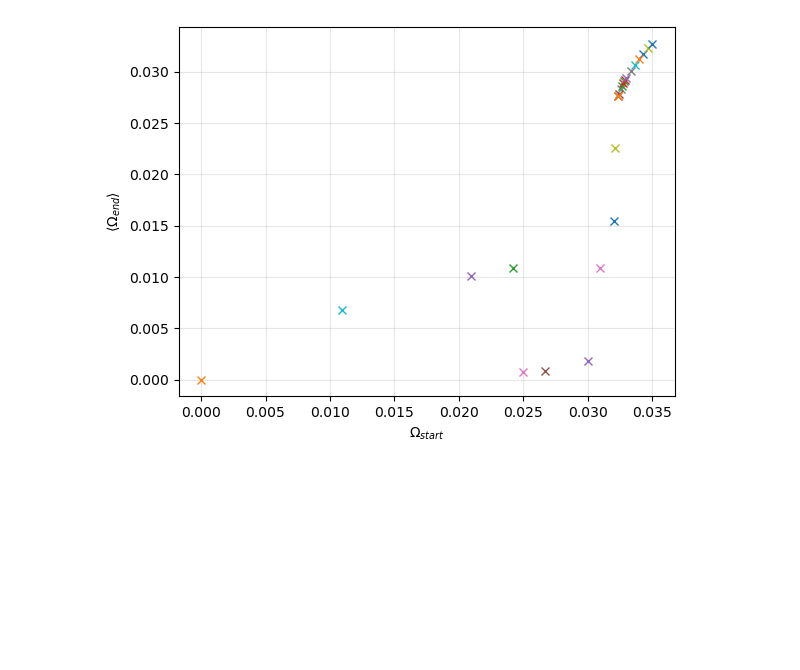
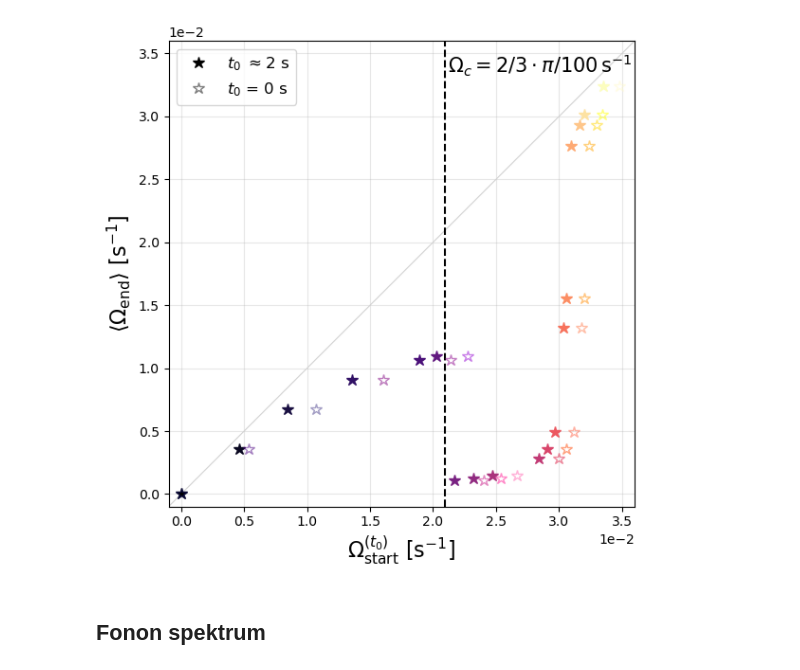
Before and after one commit to schlili/sab, a Jupyter notebook: feldolgozas/process.ipynb, the cells around one changed output. Saved outputs shown, nothing was run; the diff lists cells and outputs as text; code cells hidden in the pictures; blank space fills up the shorter version.

```diff
--- a/feldolgozas/process.ipynb
+++ b/feldolgozas/process.ipynb
@@ -61 +82,5 @@ for obj in tqdm(btest):
 A külső és belső golyók közötti potenciál erősségét szabályozó $\beta$ paraméter jelentősége --> Mekkora legyen a csatolás?
+# %%
+arr=np.array([obj.b for obj in btest])
+arr_sorted=np.argsort(arr)
+btest_sorted=[btest[i] for i in arr_sorted]
@@ -104,0 +131,16 @@ plt.tight_layout()
+# %%
+arr=np.array([obj.o for obj in runs])
+arr_sorted=np.argsort(arr)
+runs_sorted=[runs[i] for i in arr_sorted]
+# %%
+cmap = plt.colormaps['magma']
+n_runs = len(runs_sorted)
+
+norm = plt.Normalize(vmin=0, vmax=n_runs - 1)
+
+sm = plt.cm.ScalarMappable(cmap=cmap, norm=norm)
+sm.set_array([])
+
+num_ticks = 6
+tick_locs = np.linspace(0, n_runs - 1, num_ticks, dtype=int)
+tick_labels = [to_sci_latex(runs_sorted[idx].Omega[0]) for idx in tick_locs]
@@ -105,9 +179,36 @@ plt.tight_layout()
 # %%
-for run in runs:
-    plt.plot(run.o, np.mean(run.Omega[:-50]), 'x')
+fig,ax=plt.subplots(figsize=(6,6))
 
-plt.xlabel(r'$\Omega_{start}$')
-plt.ylabel(r'$\langle \Omega _{end}\rangle$')
+x=np.linspace(-0.001, 0.036, 100)
+ax.plot(x, x, color='lightgrey', linestyle='-', linewidth=0.8)
+
+ax.axvline(guess, color='black', ls='--')
+
+for i in range(len(runs_sorted)):
+    run = runs_sorted[i]
+    color = cmap(norm(i))
+    ax.plot((run.Omega[run.t>=2])[0], np.mean(run.Omega[:-50]), '*', color=color, markersize=9)
+    ax.plot(run.Omega[0], np.mean(run.Omega[:-50]), '*', color=colors_plasma[i], markersize=9, fillstyle='none', alpha=0.5)
+
+ax.plot(-5, -5, color='black', marker='*', ls='', markersize=9,label=r'$t_0$ $\approx 2$ s')
+ax.plot(-5, -5, color='black', marker='*', ls='', markersize=9,label=r'$t_0$ = 0 s', fillstyle='none', alpha=0.5)
+ax.set_xlabel(r'$\Omega_{\mathrm{start}}^{(t_0)}$ [$\mathrm{s}^{-1}$]', size=16)
+ax.set_ylabel(r'$\langle \Omega _{\mathrm{end}}\rangle$ [$\mathrm{s}^{-1}$]', size=16)
+
+ax.set_aspect('equal', adjustable='box')
+ax.ticklabel_format(axis='y', style='sci', scilimits=(0,0))
+ax.ticklabel_format(axis='x', style='sci', scilimits=(0,0))
+
+plt.text(0.0285, 0.034, r'$\Omega_{c} =2/3 \cdot \pi/100 \, \mathrm{s}^{-1}$', ha='center', va='center', size=15)
+
+ax.set_xlim(-0.001, 0.036)
+ax.set_ylim(-0.001,0.036)
+ax.legend(loc='upper left', fontsize=12)
 plt.grid(alpha=0.3)
+plt.tight_layout()
+
+#plt.savefig('abra2_grid.png', dpi=300, format='png', bbox_inches='tight')
 # %% [output]
-[figure, old version]
+[figure, new version]
+# %% [markdown]
+## Fonon spektrum
```
Also changed, not shown: parts of 23 cells of this notebook, 2 other files.
